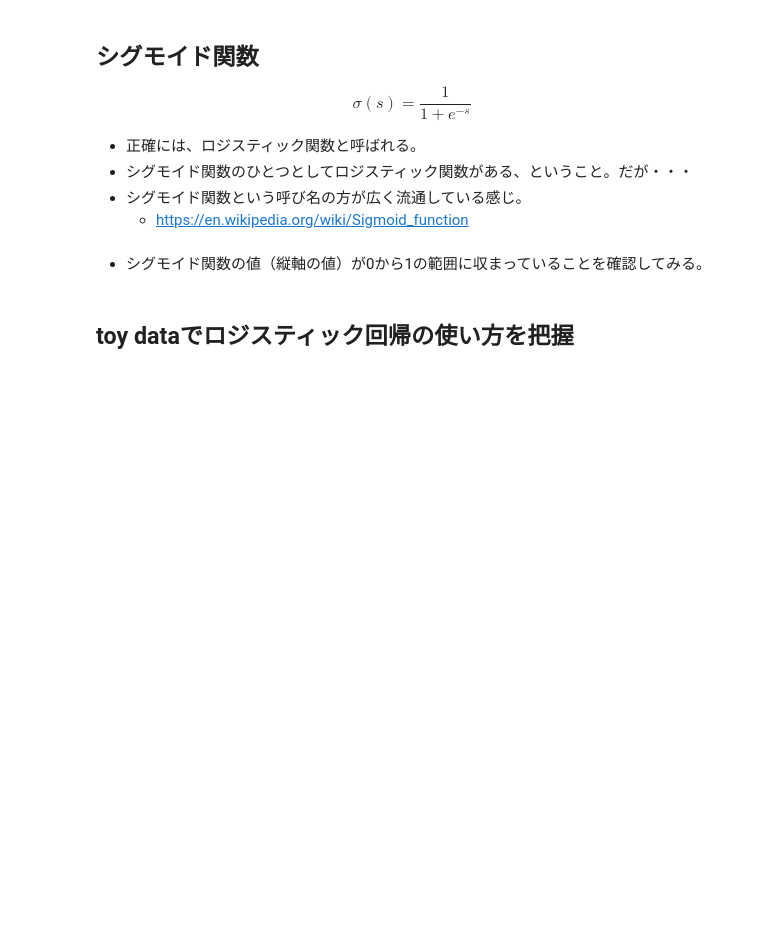
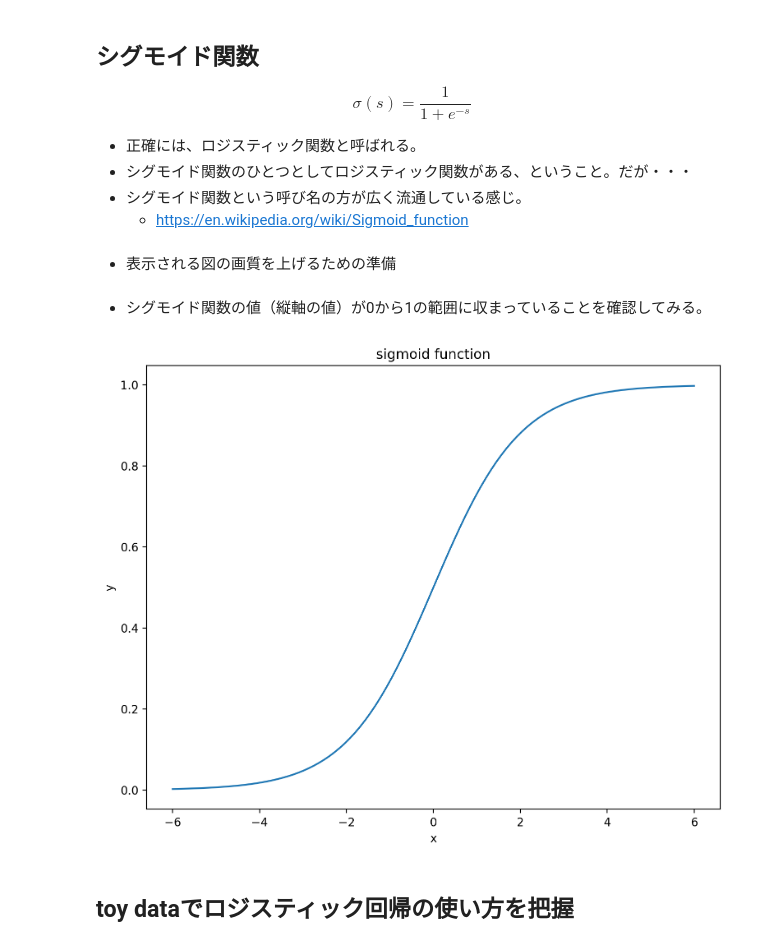
Before and after one commit to tomonari-masada/course2026-intro2ml, a Jupyter notebook: 09_logistic_regression.ipynb, the cells around one changed output. Cells and saved outputs as stored; diff of their text form; code cells hidden in the pictures; blank space fills up the shorter version.

```diff
--- a/09_logistic_regression.ipynb
+++ b/09_logistic_regression.ipynb
@@ -13,6 +13,8 @@ $$ \sigma(s) = \frac{1}{1 + e^{- s}} $$
 * シグモイド関数のひとつとしてロジスティック関数がある、ということ。だが・・・
 * シグモイド関数という呼び名の方が広く流通している感じ。
   * https://en.wikipedia.org/wiki/Sigmoid_function
+# %% [markdown]
+* 表示される図の画質を上げるための準備
 # %%
 %config InlineBackend.figure_format = 'retina'
 # %% [markdown]
@@ -20,13 +22,17 @@ $$ \sigma(s) = \frac{1}{1 + e^{- s}} $$
 # %%
 import numpy as np
 import matplotlib.pyplot as plt
 
 x = np.linspace(-6, 6, 101)
 y = 1 / (1 + np.exp( - x))
 fig = plt.figure(figsize=(9,7))
 plt.plot(x, y)
+plt.xlabel('x')
+plt.ylabel('y')
 plt.title('sigmoid function')
 plt.show()
+# %% [output]
+[figure, added]
 # %% [markdown]
 ## toy dataでロジスティック回帰の使い方を把握
 # %%
```
Also changed, not shown: parts of 10 cells of this notebook.
